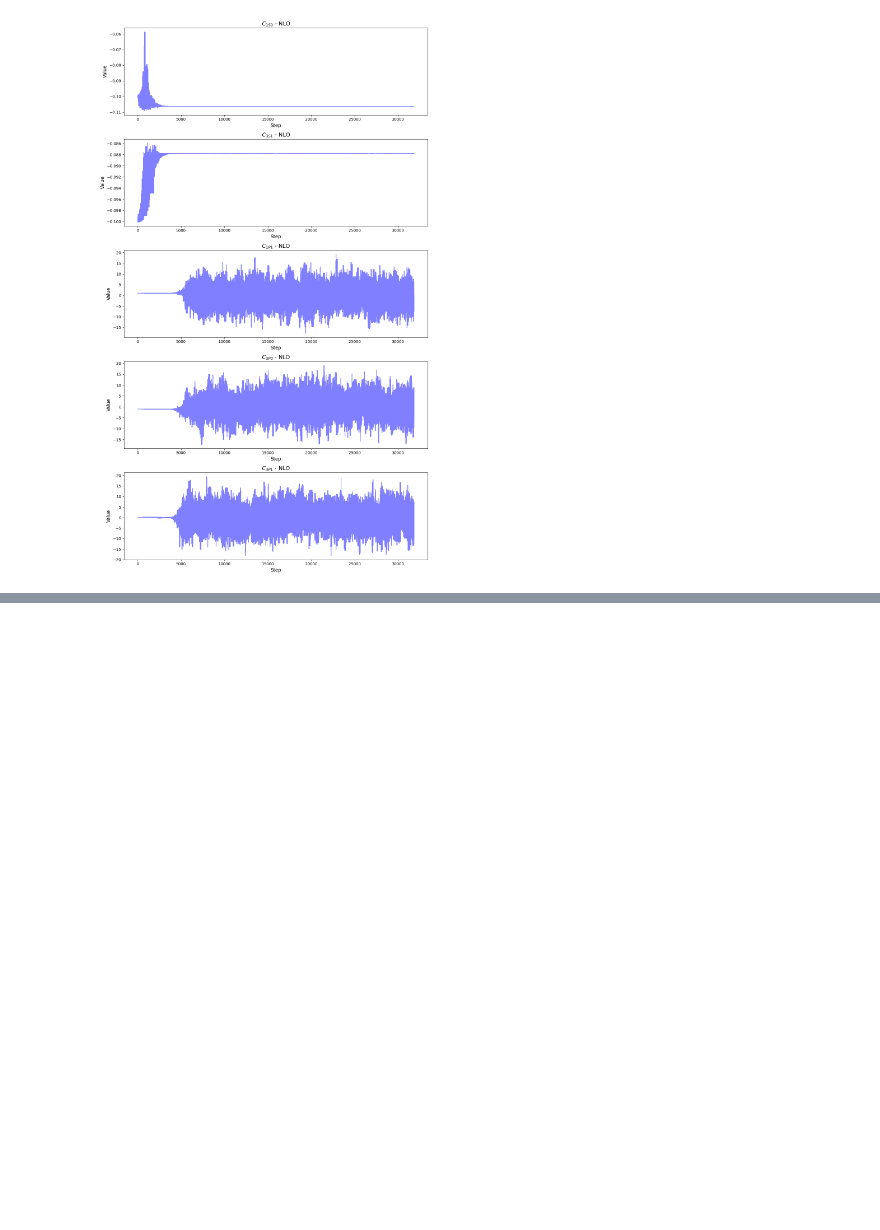
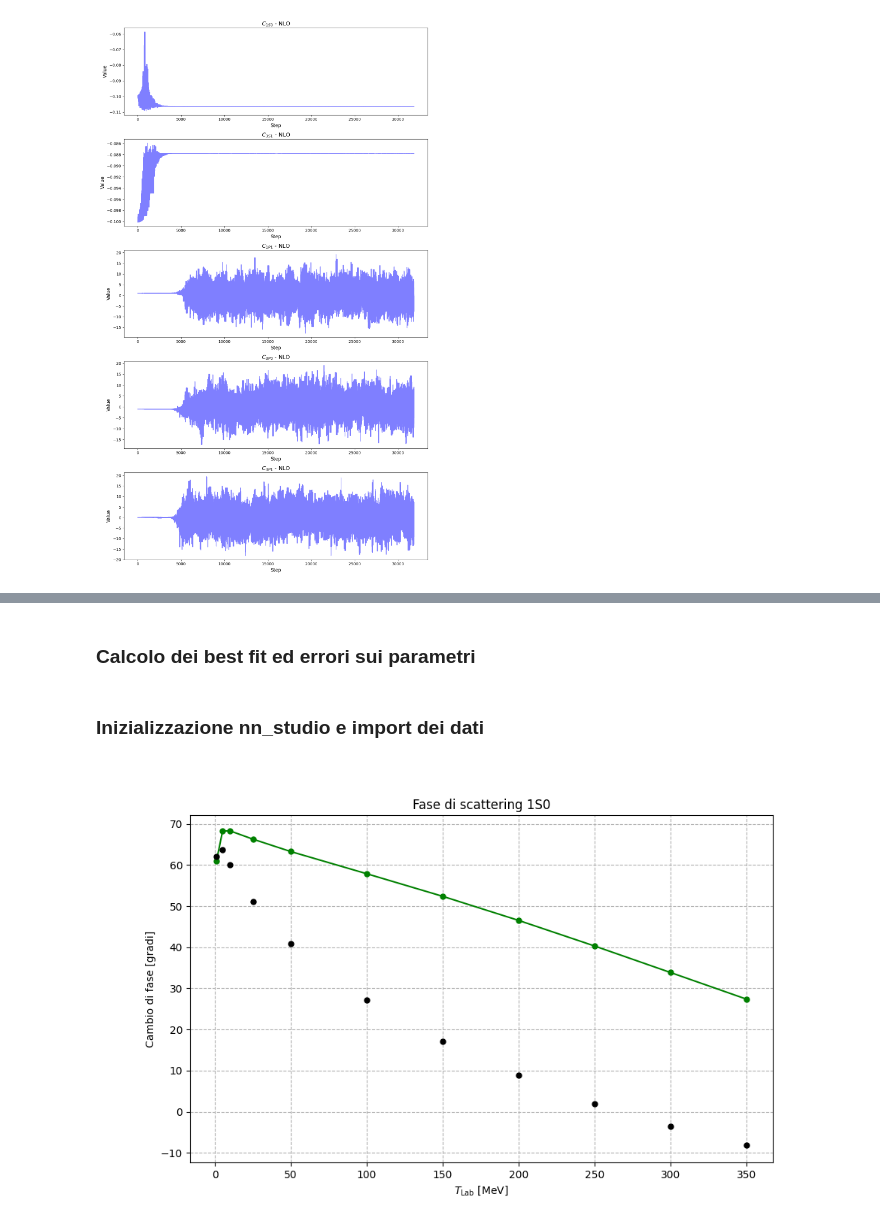
Before and after one commit to Lvetto/lmd_forza_nucleare, a Jupyter notebook: plots.ipynb, the cells around one changed output, grey strips where cells are left out. Cells and saved outputs as stored; diff of their text form; code cells hidden in the pictures; blank space fills up the shorter version.

Commit message:
riorganizzato notebook dei plot

```diff
--- a/plots.ipynb
+++ b/plots.ipynb
@@ -110,0 +123,14 @@ plt.show()
+# %% [markdown]
+### Calcolo dei best fit ed errori sui parametri
+# %%
+best_params_LO = np.median(LO_chain, axis=0)
+errors_LO = np.percentile(LO_chain, [16, 84], axis=0) - best_params_LO
+best_params_LO = {
+    "C_1S0": best_params_LO[0],
+    "C_3S1": best_params_LO[1]
+}
+
+best_params_NLO = np.median(NLO_chain[int(0.5*len(NLO_chain)):], axis=0)
+errors_NLO = np.percentile(NLO_chain[int(0.5*len(NLO_chain)):], [16, 84], axis=0) - best_params_NLO
+# %% [markdown]
+### Inizializzazione nn_studio e import dei dati
@@ -110,0 +170,20 @@ plt.show()
+# %%
+def compute_phase_shifts(lecs, channel, nn):
+    nn.lecs = lecs
+    nn.compute_Tmtx(channel, verbose=False)
+    return nn.phase_shifts
+# %%
+plt.figure(figsize=(10, 6))
+
+plt.errorbar(T_Lab, shifts["1S0"][0], yerr = shifts["1S0"][1], label = "Dati sperimentali", color="k", ls="none", marker="o", markersize=5.)
+
+phase_shifts = compute_phase_shifts(best_params_LO, channel_1S0, nn)[0]
+plt.plot(T_Lab, phase_shifts, label="Modello - LO", color="green", marker="o", markersize=5)
+
+plt.xlabel(r"$T_\mathrm{Lab}$ [MeV]")
+plt.ylabel(r"Cambio di fase [gradi]")
+plt.title("Fase di scattering 1S0")
+plt.grid(linestyle = "--")
+plt.show()
+# %% [output]
+[figure, added]
```
Also changed, not shown: parts of 7 cells of this notebook.
